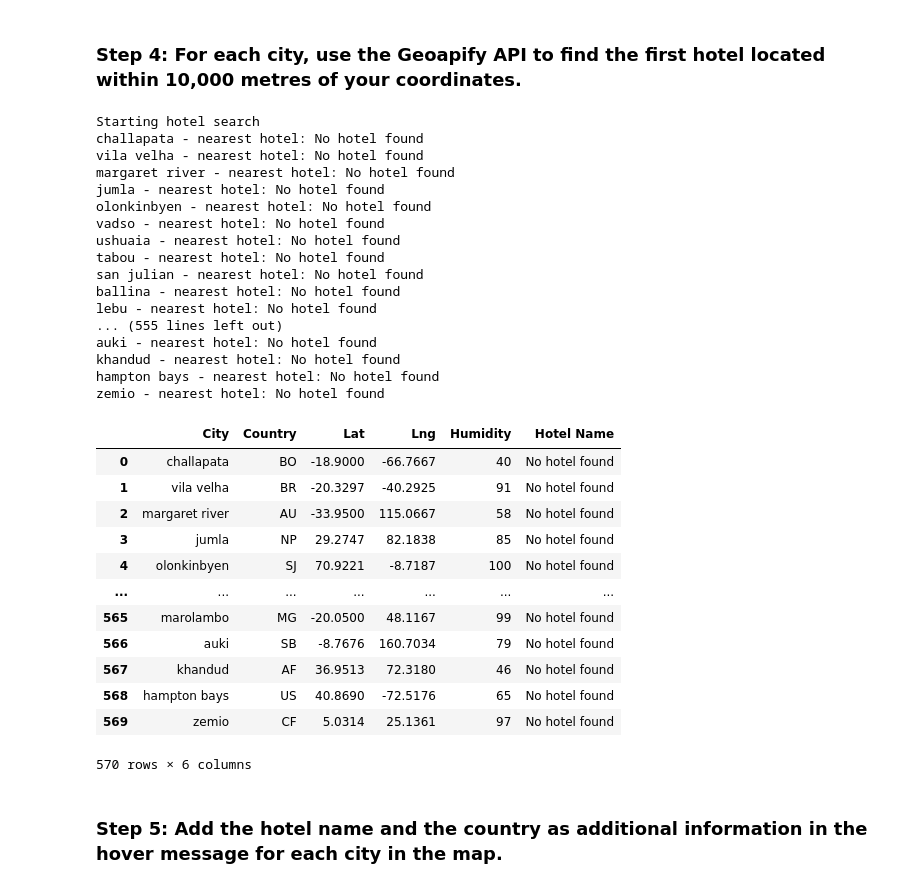
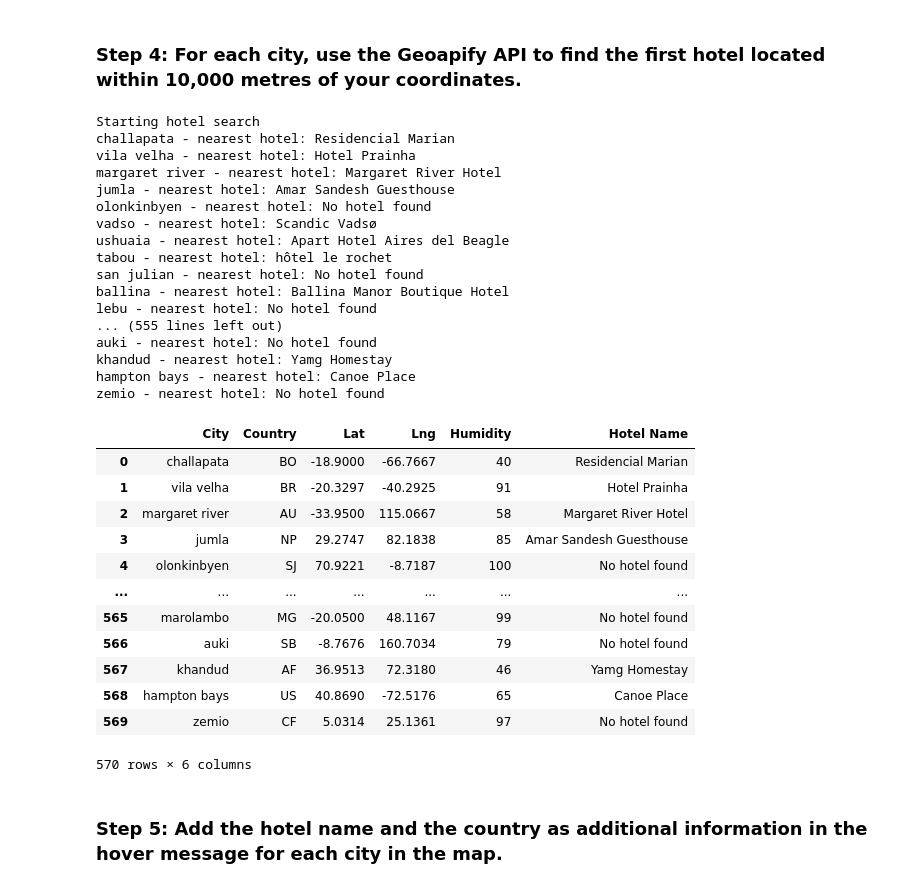
Before and after one commit to RileyHutch/python-api-challenge, a Jupyter notebook: WeatherPy/VacationPy.ipynb, the cells around one changed output. Saved outputs shown, nothing was run; the diff lists cells and outputs as text; code cells hidden in the pictures.

```diff
--- a/WeatherPy/VacationPy.ipynb
+++ b/WeatherPy/VacationPy.ipynb
@@ -108,7 +113,7 @@ hotel_df
 # %% [markdown]
 ### Step 4: For each city, use the Geoapify API to find the first hotel located within 10,000 metres of your coordinates.
 # %%
-# Set parameters to search for a hotel                                                                                             ## ## restaurants_solution used
+# Set parameters to search for a hotel                                                                                             ## ## restaurants_solution used  - worked with partner in group
 radius = 10000
 params = {"apiKey": geoapify_key}
 
@@ -117,64 +122,61 @@ print("Starting hotel search")
 
 # Iterate through the hotel_df DataFrame
 for index, row in hotel_df.iterrows():
-    # get latitude, longitude from the DataFrame
-    lat = row['Lat']
-    lng = row['Lng']
 
-    # Add the current city's latitude and longitude to the params dictionary
-    params["filter"] = "category:hotel"
-    params["bias"] = f"point:{lng},{lat}"
 
-    # Set base URL
-    base_url = "https://api.geoapify.com/v2/places"
+    params = {
+        "categories": "accommodation.hotel",
+        "filter": f"circle:{row['Lng']},{row['Lat']},{radius}",
+        "bias": f"proximity:{row['Lng']},{row['Lat']}",
+        "limit": 1,
+        "apiKey": geoapify_key
+    }
 
     # Make and API request using the params dictionary
     response = requests.get(base_url, params=params)
-
-    # Convert the API response to JSON format
     name_address = response.json()
 
     # Grab the first hotel from the results and store the name in the hotel_df DataFrame
     try:
         hotel_df.loc[index, "Hotel Name"] = name_address["features"][0]["properties"]["name"]
     except (KeyError, IndexError):
         # If no hotel is found, set the hotel name as "No hotel found".
         hotel_df.loc[index, "Hotel Name"] = "No hotel found"
 
     # Log the search results
     print(f"{hotel_df.loc[index, 'City']} - nearest hotel: {hotel_df.loc[index, 'Hotel Name']}")
 
 # Display sample data
 hotel_df
 # %% [output]
 Starting hotel search
-challapata - nearest hotel: No hotel found
-vila velha - nearest hotel: No hotel found
-margaret river - nearest hotel: No hotel found
-jumla - nearest hotel: No hotel found
+challapata - nearest hotel: Residencial Marian
+vila velha - nearest hotel: Hotel Prainha
+margaret river - nearest hotel: Margaret River Hotel
+jumla - nearest hotel: Amar Sandesh Guesthouse
 olonkinbyen - nearest hotel: No hotel found
-vadso - nearest hotel: No hotel found
-ushuaia - nearest hotel: No hotel found
-tabou - nearest hotel: No hotel found
+vadso - nearest hotel: Scandic Vadsø
+ushuaia - nearest hotel: Apart Hotel Aires del Beagle
+tabou - nearest hotel: hôtel le rochet
 san julian - nearest hotel: No hotel found
-ballina - nearest hotel: No hotel found
+ballina - nearest hotel: Ballina Manor Boutique Hotel
 lebu - nearest hotel: No hotel found
 ... (555 lines left out)
 auki - nearest hotel: No hotel found
-khandud - nearest hotel: No hotel found
-hampton bays - nearest hotel: No hotel found
+khandud - nearest hotel: Yamg Homestay
+hampton bays - nearest hotel: Canoe Place
 zemio - nearest hotel: No hotel found
 |  | City | Country | Lat | Lng | Humidity | Hotel Name |
-| 0 | challapata | BO | -18.9000 | -66.7667 | 40 | No hotel found |
-| 1 | vila velha | BR | -20.3297 | -40.2925 | 91 | No hotel found |
-| 2 | margaret river | AU | -33.9500 | 115.0667 | 58 | No hotel found |
-| 3 | jumla | NP | 29.2747 | 82.1838 | 85 | No hotel found |
+| 0 | challapata | BO | -18.9000 | -66.7667 | 40 | Residencial Marian |
+| 1 | vila velha | BR | -20.3297 | -40.2925 | 91 | Hotel Prainha |
+| 2 | margaret river | AU | -33.9500 | 115.0667 | 58 | Margaret River Hotel |
+| 3 | jumla | NP | 29.2747 | 82.1838 | 85 | Amar Sandesh Guesthouse |
 | 4 | olonkinbyen | SJ | 70.9221 | -8.7187 | 100 | No hotel found |
 | ... | ... | ... | ... | ... | ... | ... |
 | 565 | marolambo | MG | -20.0500 | 48.1167 | 99 | No hotel found |
 | 566 | auki | SB | -8.7676 | 160.7034 | 79 | No hotel found |
-| 567 | khandud | AF | 36.9513 | 72.3180 | 46 | No hotel found |
-| 568 | hampton bays | US | 40.8690 | -72.5176 | 65 | No hotel found |
+| 567 | khandud | AF | 36.9513 | 72.3180 | 46 | Yamg Homestay |
+| 568 | hampton bays | US | 40.8690 | -72.5176 | 65 | Canoe Place |
 | 569 | zemio | CF | 5.0314 | 25.1361 | 97 | No hotel found |
 570 rows × 6 columns
 # %% [markdown]
```
Also changed, not shown: parts of 2 cells of this notebook, 2 other files.
